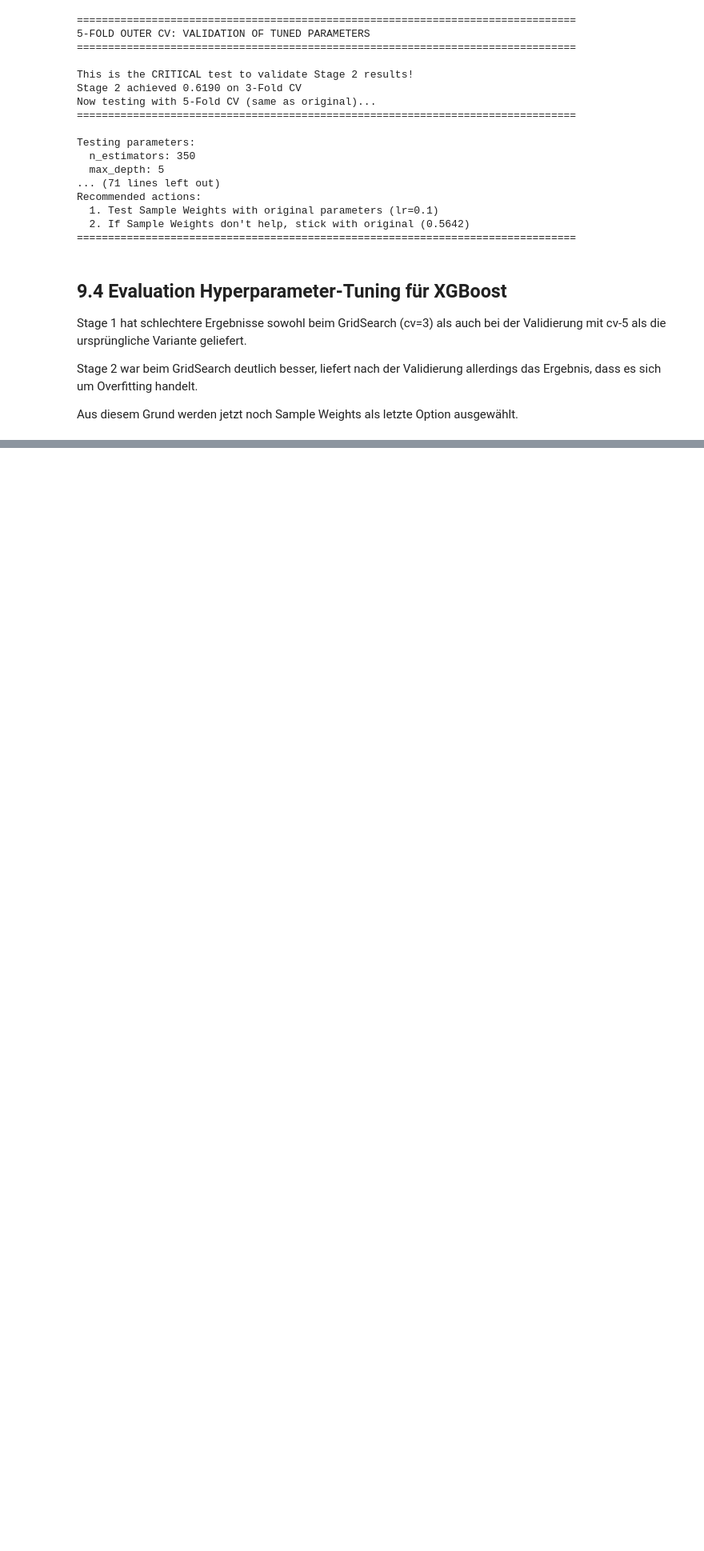
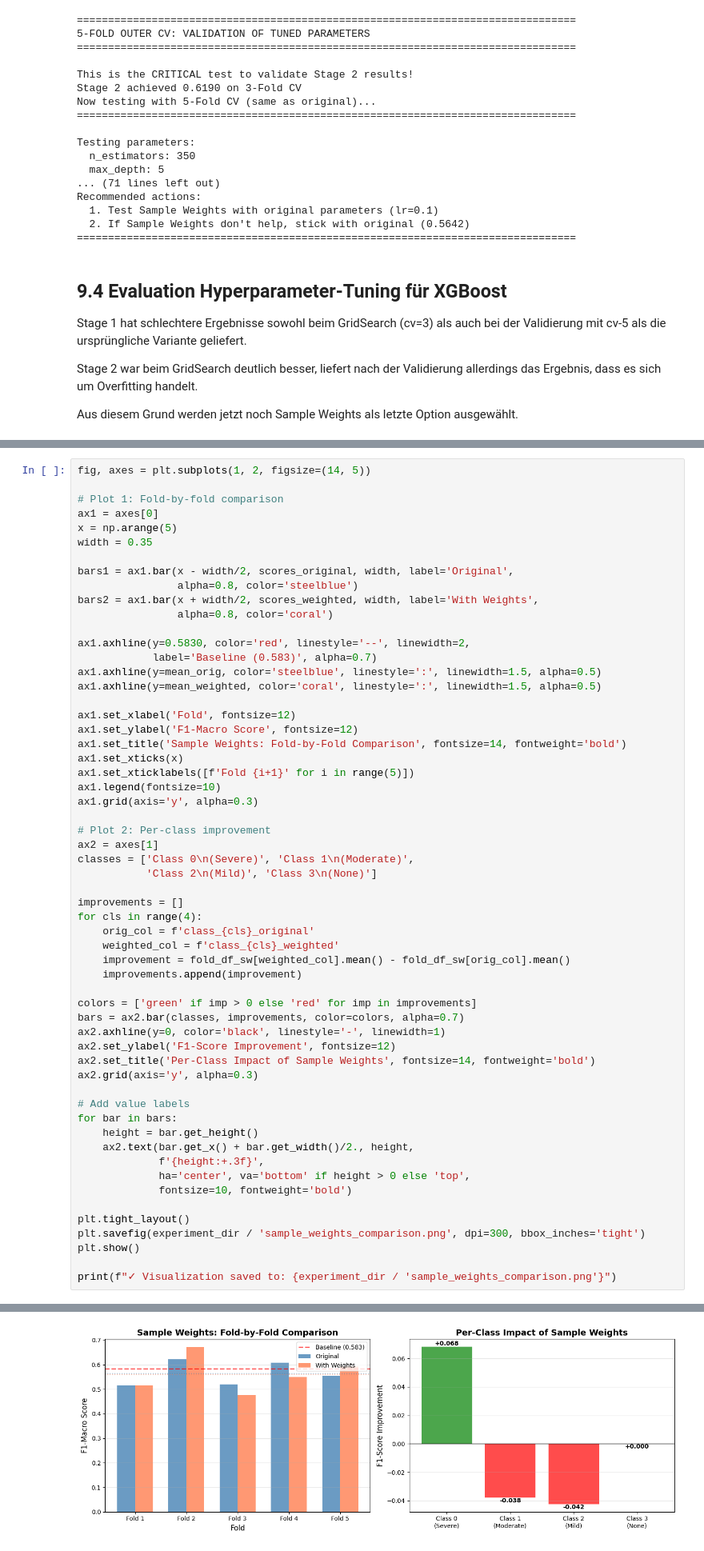
Before and after one commit to SandroDiakourakis/-SLP_PStA_Team_Drzimalla_Diakourakis, a Jupyter notebook: notebooks/SAND_TASK_2_5Fold_CV.ipynb, the cells around one changed output, grey strips where cells are left out. Shown at 80% size. Drawn from its saved outputs; the diff is of its cells as text; blank space fills up the shorter version.

```diff
--- a/notebooks/SAND_TASK_2_5Fold_CV.ipynb
+++ b/notebooks/SAND_TASK_2_5Fold_CV.ipynb
@@ -2044,0 +2326,59 @@ Aus diesem Grund werden jetzt noch Sample Weights als letzte Option ausgewählt.
+# %%
+fig, axes = plt.subplots(1, 2, figsize=(14, 5))
+
+# Plot 1: Fold-by-fold comparison
+ax1 = axes[0]
+x = np.arange(5)
+width = 0.35
+
+bars1 = ax1.bar(x - width/2, scores_original, width, label='Original',
+                alpha=0.8, color='steelblue')
+bars2 = ax1.bar(x + width/2, scores_weighted, width, label='With Weights',
+                alpha=0.8, color='coral')
+
+ax1.axhline(y=0.5830, color='red', linestyle='--', linewidth=2,
+            label='Baseline (0.583)', alpha=0.7)
+ax1.axhline(y=mean_orig, color='steelblue', linestyle=':', linewidth=1.5, alpha=0.5)
+ax1.axhline(y=mean_weighted, color='coral', linestyle=':', linewidth=1.5, alpha=0.5)
+
+ax1.set_xlabel('Fold', fontsize=12)
+ax1.set_ylabel('F1-Macro Score', fontsize=12)
+ax1.set_title('Sample Weights: Fold-by-Fold Comparison', fontsize=14, fontweight='bold')
+ax1.set_xticks(x)
+ax1.set_xticklabels([f'Fold {i+1}' for i in range(5)])
+ax1.legend(fontsize=10)
+ax1.grid(axis='y', alpha=0.3)
+
+# Plot 2: Per-class improvement
+ax2 = axes[1]
+classes = ['Class 0\n(Severe)', 'Class 1\n(Moderate)',
+           'Class 2\n(Mild)', 'Class 3\n(None)']
+
+improvements = []
+for cls in range(4):
+    orig_col = f'class_{cls}_original'
+    weighted_col = f'class_{cls}_weighted'
+    improvement = fold_df_sw[weighted_col].mean() - fold_df_sw[orig_col].mean()
+    improvements.append(improvement)
+
+colors = ['green' if imp > 0 else 'red' for imp in improvements]
+bars = ax2.bar(classes, improvements, color=colors, alpha=0.7)
+ax2.axhline(y=0, color='black', linestyle='-', linewidth=1)
+ax2.set_ylabel('F1-Score Improvement', fontsize=12)
+ax2.set_title('Per-Class Impact of Sample Weights', fontsize=14, fontweight='bold')
+ax2.grid(axis='y', alpha=0.3)
+
+# Add value labels
+for bar in bars:
+    height = bar.get_height()
+    ax2.text(bar.get_x() + bar.get_width()/2., height,
+             f'{height:+.3f}',
+             ha='center', va='bottom' if height > 0 else 'top',
+             fontsize=10, fontweight='bold')
+
+plt.tight_layout()
+plt.savefig(experiment_dir / 'sample_weights_comparison.png', dpi=300, bbox_inches='tight')
+plt.show()
+
+print(f"✓ Visualization saved to: {experiment_dir / 'sample_weights_comparison.png'}")
+# %% [output]
@@ -2044,0 +2388 @@ Aus diesem Grund werden jetzt noch Sample Weights als letzte Option ausgewählt.
+[figure, added]
```
Also changed, not shown: parts of 23 cells of this notebook.
